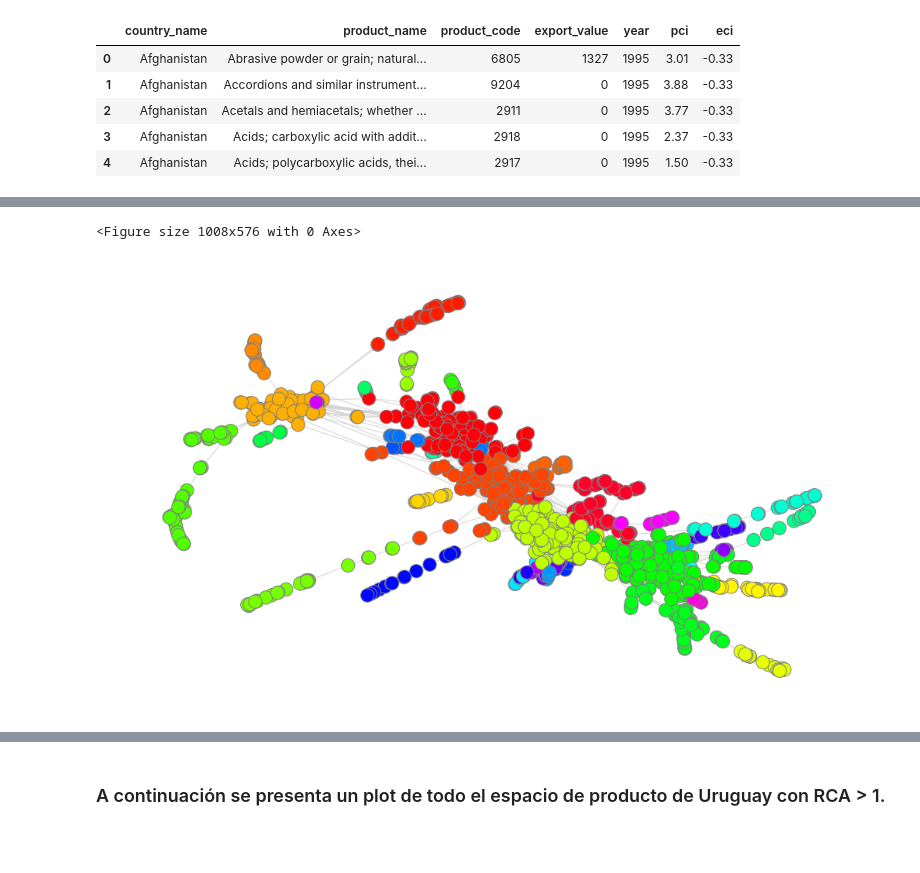
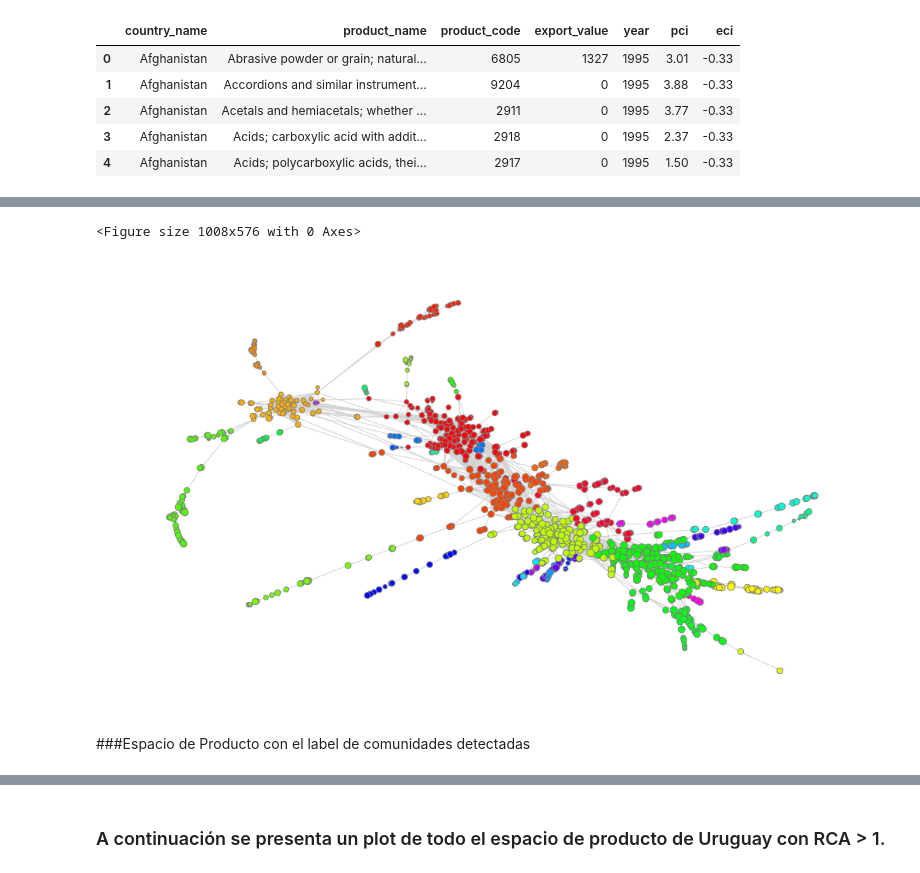
Before and after one commit to descandon88/Analisis-de-Redes, a Jupyter notebook: Trabajo_Análisis_de_Redes.ipynb, the cells around one changed output, grey strips where cells are left out. Cells and saved outputs as stored; diff of their text form; code cells hidden in the pictures; blank space fills up the shorter version.

```diff
--- a/Trabajo_Análisis_de_Redes.ipynb
+++ b/Trabajo_Análisis_de_Redes.ipynb
@@ -1013,0 +993,11 @@ memory usage: 107.8+ KB
+# %%
+tamanio_node_sm_r = tamanio_node_sm_r.rename(columns={'product_code': 'hs_product_code'})
+new_nodedf=[]
+new_nodedf = nodedf.merge(tamanio_node_sm_r, how='left', on=['hs_product_code','hs_product_name_short_en','x','y','community_id','color']).copy()
+
+
+#new_nodedf['color']=new_nodedf['color'].replace(0,'#ff0009')
+#(new_nodedf['color'] == 0).sum()
+#new_colornode = new_nodedf.loc[:,'color'].copy()
+#new_colornode.unique
+new_nodedf.head()
@@ -1014,11 +1011,13 @@ memory usage: 107.8+ KB
 # %%
 plt.figure(figsize=(14,8))
 nx.draw(prox_graph,
         pos=pos2,
-        #node_size=tamanio_node_sm_r.nodesize,
+        node_size=new_nodedf.nodesize,
         node_color=nodedf.color,
         edge_color='lightgrey',
         edgecolors='grey')
 # %% [output]
 <Figure size 1008x576 with 0 Axes>
-[figure, old version]
+[figure, new version]
+# %% [markdown]
+###Espacio de Producto con el label de comunidades detectadas
```
Also changed, not shown: parts of 56 cells of this notebook.
